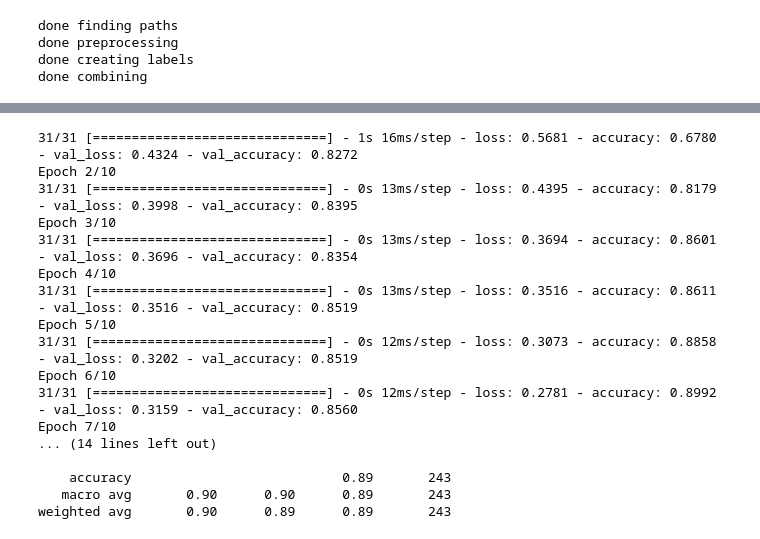
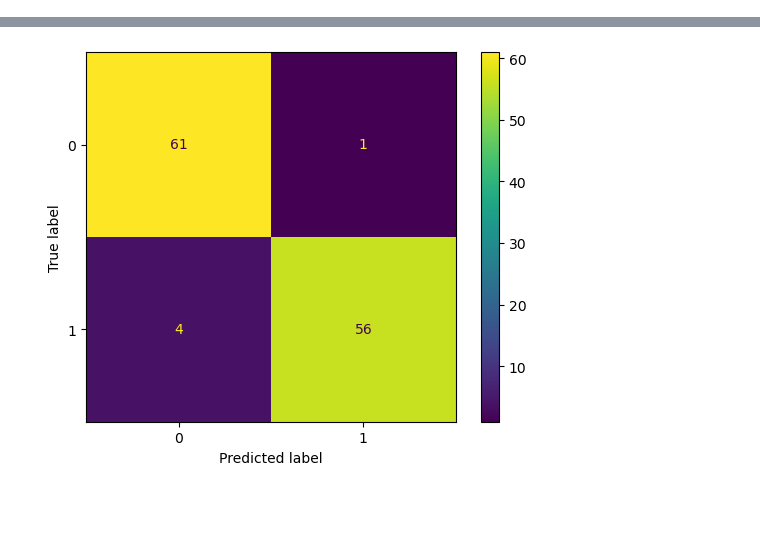
Before and after one commit to mayurs619/Homework-Classification, a Jupyter notebook: models/cnn_classifier.ipynb, the cells around one changed output, grey strips where cells are left out. Drawn from its saved outputs; the diff is of its cells as text; code cells hidden in the pictures; blank space fills up the shorter version.

Commit message:
model selection

```diff
--- a/models/cnn_classifier.ipynb
+++ b/models/cnn_classifier.ipynb
@@ -12,16 +12,18 @@ import pickle
 
 import tensorflow as tf
 from tensorflow.keras import layers, models
+
+dim = 128
 # %%
 # Function to load and preprocess images
-def preprocess_image(image_path, target_size=(32, 32)):
+def preprocess_image(image_path, target_size=(dim, dim)):
     image = io.imread(image_path)
     image = color.rgb2gray(image)  # Convert to grayscale
     return cv2.resize(image, target_size)
 
 # Load and preprocess images from two classes
-dataset_path = "../data/hw/merged"
-path = "../data/no_hw/merged"
+dataset_path = "../data/merged/hw"
+path = "../data/merged/no_hw"
 class_0_paths = [os.path.join(dataset_path, fn) for fn in os.listdir(dataset_path)]
 class_1_paths = [os.path.join(path, fn) for fn in os.listdir(path)]
 print("done finding paths")
@@ -39,31 +41,33 @@ print("done creating labels")
 X = np.concatenate((class_0_data, class_1_data), axis=0)
 y = np.concatenate((class_0_labels, class_1_labels), axis=0)
 print("done combining")
+
+pickle.dump(X, open('X_data_{}.pkl'.format(dim), 'wb'))
+pickle.dump(y, open('y_data_{}.pkl'.format(dim), 'wb'))
-# %% [output]
-done finding paths
-done preprocessing
-done creating labels
-done combining
 # %%
+X = pickle.load(open('X_data_{}.pkl'.format(dim), 'rb'))
+y = pickle.load(open('y_data_{}.pkl'.format(dim), 'rb'))
+
 # Split the data into training and testing sets
 X_train, X_test, y_train, y_test = train_test_split(X, y, test_size=0.2, random_state=42)
-
-# # Normalize pixel values to be between 0 and 1
-# X_train = X_train.astype('float32') / 255.0
-# X_test = X_test.astype('float32') / 255.0
-
-# # Reshape the data to match the input shape of the CNN
-# X_train = np.expand_dims(X_train, axis=-1)
-# X_test = np.expand_dims(X_test, axis=-1)
+X_test, X_val, y_test, y_val = train_test_split(X_test, y_test, test_size=0.5, random_state=42)
 
 # Define the CNN model
 model = models.Sequential([
-    layers.Conv2D(32, (3, 3), activation='relu', input_shape=(32, 32, 1)),
+    layers.Conv2D(32, (3, 3), activation='relu', input_shape=(dim, dim, 1)),
     layers.MaxPooling2D((2, 2)),
+    layers.Dropout(0.25),
+
     layers.Conv2D(64, (3, 3), activation='relu'),
     layers.MaxPooling2D((2, 2)),
-    layers.Conv2D(64, (3, 3), activation='relu'),
+    layers.Dropout(0.25),
+
+    layers.Conv2D(128, (3, 3), activation='relu'),
+    layers.MaxPooling2D((2, 2)),
+    layers.Dropout(0.25),
+
     layers.Flatten(),
+    layers.Dense(64, activation='relu'),
     layers.Dense(64, activation='relu'),
     layers.Dense(1, activation='sigmoid')
 ])
@@ -74,18 +78,16 @@ model.compile(optimizer='adam',
               metrics=['accuracy'])
 
 # Train the model
-model.fit(X_train, y_train, epochs=10, batch_size=32, validation_data=(X_test, y_test))
+model.fit(X_train, y_train, epochs=10, batch_size=32, validation_data=(X_val, y_val))
 
-# Evaluate the model
-test_loss, test_accuracy = model.evaluate(X_test, y_test)
-print("Test Accuracy:", test_accuracy)
+# evaluate on validation data
+predictions = (model.predict(X_val) > 0.5).astype(int)
 
-# Make predictions
-predictions = model.predict(X_test)
-predicted_labels = (predictions > 0.5).astype(int)
+cm = confusion_matrix(y_val, predictions)
+display = ConfusionMatrixDisplay(confusion_matrix=cm)
+display.plot()
+plt.show()
 
-print("hi")
-# Print classification report
-print(classification_report(y_test, predicted_labels))
+pickle.dump(model, open('cnn_classifier_{}.pkl'.format(dim), 'wb'))
 # %% [output]
 Epoch 1/10
@@ -93,17 +110 @@ Epoch 1/10
-31/31 [==============================] - 1s 16ms/step - loss: 0.5681 - accuracy: 0.6780 - val_loss: 0.4324 - val_accuracy: 0.8272
-Epoch 2/10
-31/31 [==============================] - 0s 13ms/step - loss: 0.4395 - accuracy: 0.8179 - val_loss: 0.3998 - val_accuracy: 0.8395
-Epoch 3/10
-31/31 [==============================] - 0s 13ms/step - loss: 0.3694 - accuracy: 0.8601 - val_loss: 0.3696 - val_accuracy: 0.8354
-Epoch 4/10
-31/31 [==============================] - 0s 13ms/step - loss: 0.3516 - accuracy: 0.8611 - val_loss: 0.3516 - val_accuracy: 0.8519
-Epoch 5/10
-31/31 [==============================] - 0s 12ms/step - loss: 0.3073 - accuracy: 0.8858 - val_loss: 0.3202 - val_accuracy: 0.8519
-Epoch 6/10
-31/31 [==============================] - 0s 12ms/step - loss: 0.2781 - accuracy: 0.8992 - val_loss: 0.3159 - val_accuracy: 0.8560
-Epoch 7/10
-... (14 lines left out)
-
-    accuracy                           0.89       243
-   macro avg       0.90      0.90      0.89       243
-weighted avg       0.90      0.89      0.89       243
+[figure, added]
```
Also changed, not shown: parts of 2 cells of this notebook, 6 other files.
